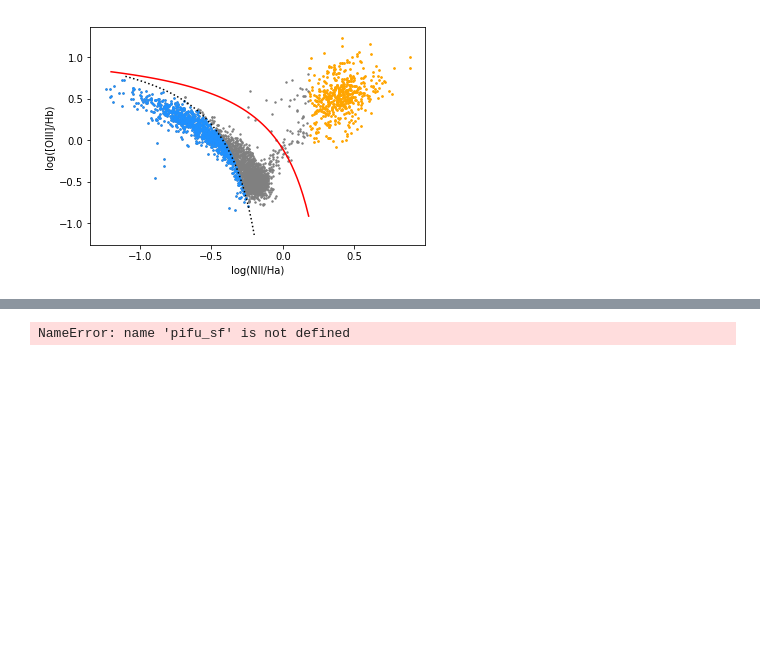
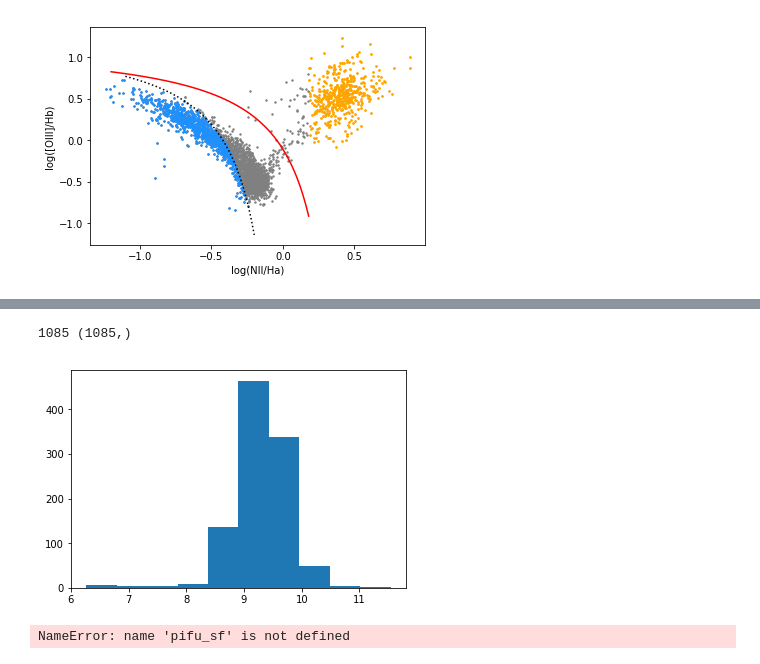
Before and after one commit to ddzs1234/pair-m-z, a Jupyter notebook: BPT_figure.ipynb, the cells around one changed output, grey strips where cells are left out. Saved outputs shown, nothing was run; the diff lists cells and outputs as text; code cells hidden in the pictures; blank space fills up the shorter version.

```diff
--- a/BPT_figure.ipynb
+++ b/BPT_figure.ipynb
@@ -84,3 +84,34 @@ NameError: name 'x' is not defined
+# %%
+from astropy.io import fits
+import numpy as np
+
+def mass():
+    with fits.open('/Users/astro/Documents/notebooks/zs/pair-m-z/plateifu_sf.fits') as f_sf:
+        plateifu=f_sf[1].data.field('plateifu')
+        mass_sf=[]
+        ifu_sf=[]
+        with fits.open('/Users/astro/Documents/notebooks/zs/2019-10-18/1.0re_1/res/z_kd02_10_25.fits') as f_kd02:
+            data=f_kd02[1].data
+            mass=data['mass_avg']
+            plateifu_kd=data['PLATEIFU']
+
+            for i in range(0,len(plateifu_kd)):
+                if plateifu_kd[i] in plateifu:
+
+                    mass_sf.append(mass[i])
+                    ifu_sf.append(plateifu_kd[i])
+            print(len(ifu_sf),plateifu.shape)
+#             if np.array_equal(ifu_sf,plateifu):
+#                 print('ifu equal')
+            mask=(np.array(mass_sf)>0)
+            plt.hist(np.array(mass_sf)[mask])
+            plt.show()
+
+if __name__=='__main__':
+    mass()
+# %% [output]
+1085 (1085,)
+[figure, added]
 # %%
 np.array(pifu_sf)
 # %% [output]
```
Also changed, not shown: parts of 5 cells of this notebook.
